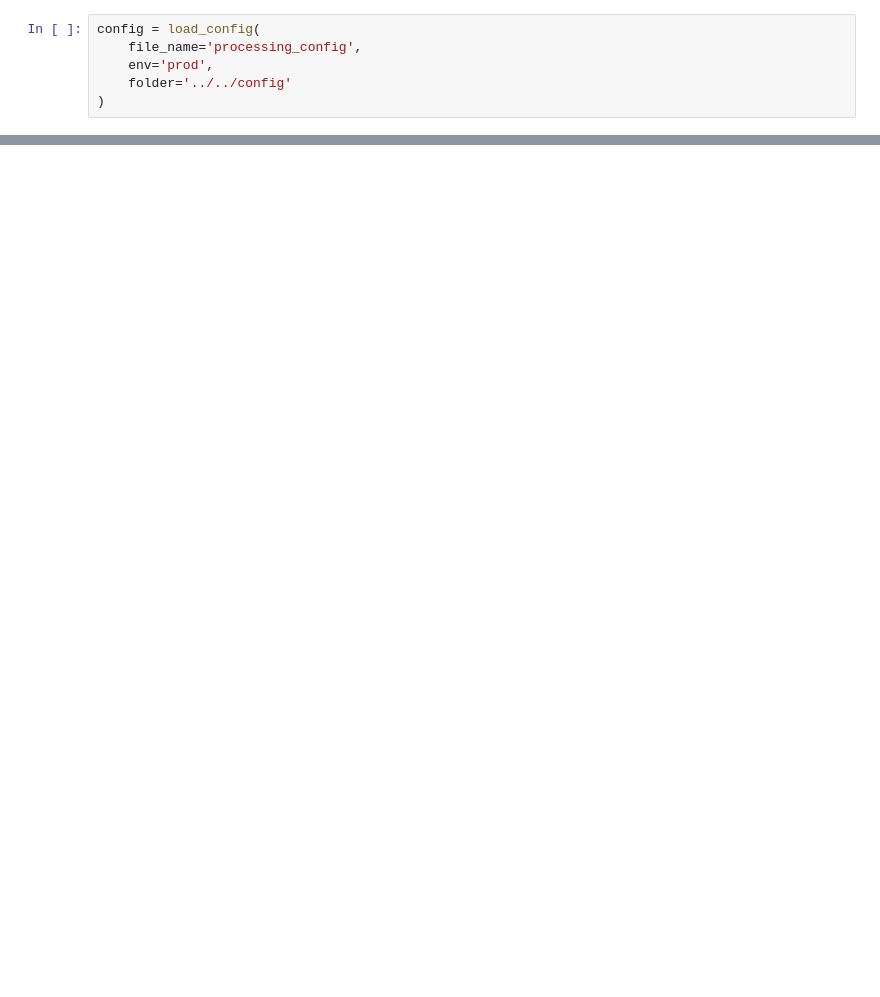
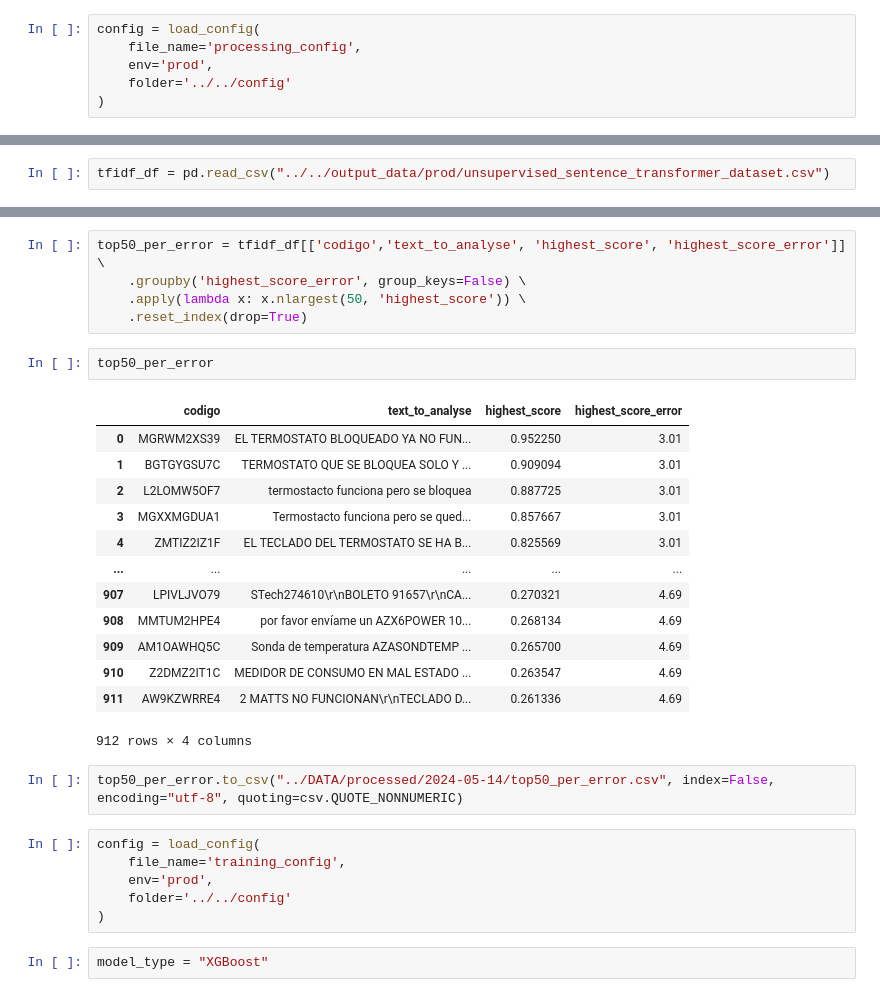
Before and after one commit to voliveira-airzonecontrol/myzone, a Jupyter notebook: src/notebooks/Teste.ipynb, the cells around one changed output, grey strips where cells are left out. Drawn from its saved outputs; the diff is of its cells as text; blank space fills up the shorter version.

```diff
--- a/src/notebooks/Teste.ipynb
+++ b/src/notebooks/Teste.ipynb
@@ -18,0 +11,2 @@ df.shape
+# %%
+tfidf_df = pd.read_csv("../../output_data/prod/unsupervised_sentence_transformer_dataset.csv")
@@ -18,0 +19,31 @@ df.shape
+# %%
+top50_per_error = tfidf_df[['codigo','text_to_analyse', 'highest_score', 'highest_score_error']] \
+    .groupby('highest_score_error', group_keys=False) \
+    .apply(lambda x: x.nlargest(50, 'highest_score')) \
+    .reset_index(drop=True)
+# %%
+top50_per_error
+# %% [output]
+|  | codigo | text_to_analyse | highest_score | highest_score_error |
+| 0 | MGRWM2XS39 | EL TERMOSTATO BLOQUEADO YA NO FUN... | 0.952250 | 3.01 |
+| 1 | BGTGYGSU7C | TERMOSTATO QUE SE BLOQUEA SOLO Y ... | 0.909094 | 3.01 |
+| 2 | L2LOMW5OF7 | termostacto funciona pero se bloquea | 0.887725 | 3.01 |
+| 3 | MGXXMGDUA1 | Termostacto funciona pero se qued... | 0.857667 | 3.01 |
+| 4 | ZMTIZ2IZ1F | EL TECLADO DEL TERMOSTATO SE HA B... | 0.825569 | 3.01 |
+| ... | ... | ... | ... | ... |
+| 907 | LPIVLJVO79 | STech274610\r\nBOLETO 91657\r\nCA... | 0.270321 | 4.69 |
+| 908 | MMTUM2HPE4 | por favor envíame un AZX6POWER 10... | 0.268134 | 4.69 |
+| 909 | AM1OAWHQ5C | Sonda de temperatura AZASONDTEMP ... | 0.265700 | 4.69 |
+| 910 | Z2DMZ2IT1C | MEDIDOR DE CONSUMO EN MAL ESTADO ... | 0.263547 | 4.69 |
+| 911 | AW9KZWRRE4 | 2 MATTS NO FUNCIONAN\r\nTECLADO D... | 0.261336 | 4.69 |
+912 rows × 4 columns
+# %%
+top50_per_error.to_csv("../DATA/processed/2024-05-14/top50_per_error.csv", index=False, encoding="utf-8", quoting=csv.QUOTE_NONNUMERIC)
+# %%
+config = load_config(
+    file_name='training_config',
+    env='prod',
+    folder='../../config'
+)
+# %%
+model_type = "XGBoost"
```
Also changed, not shown: parts of 18 cells of this notebook, 27 other files.
